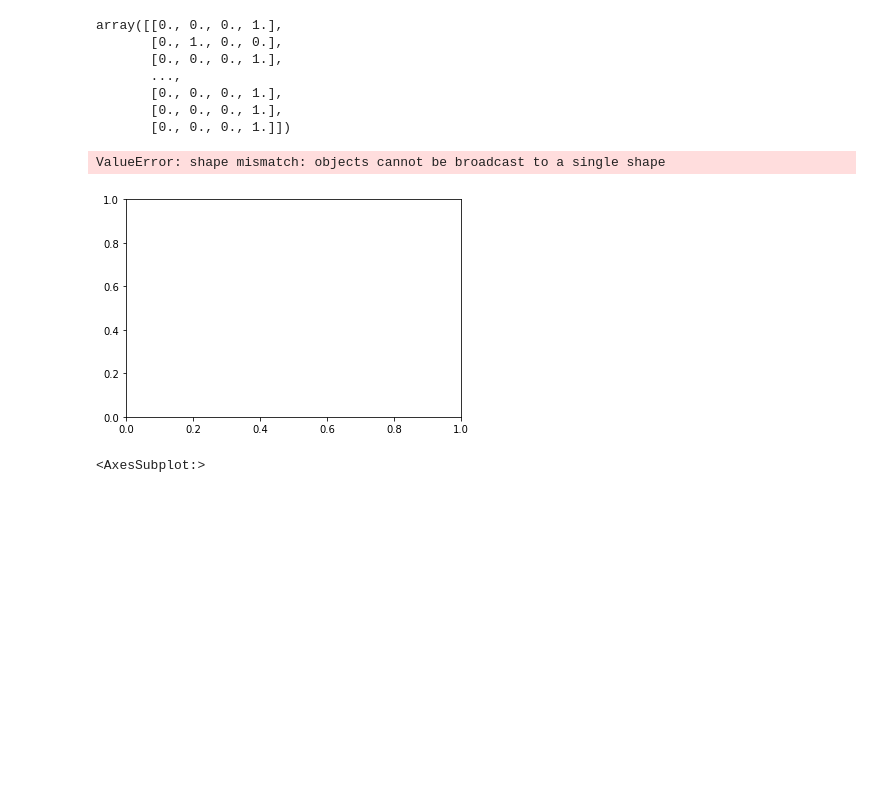
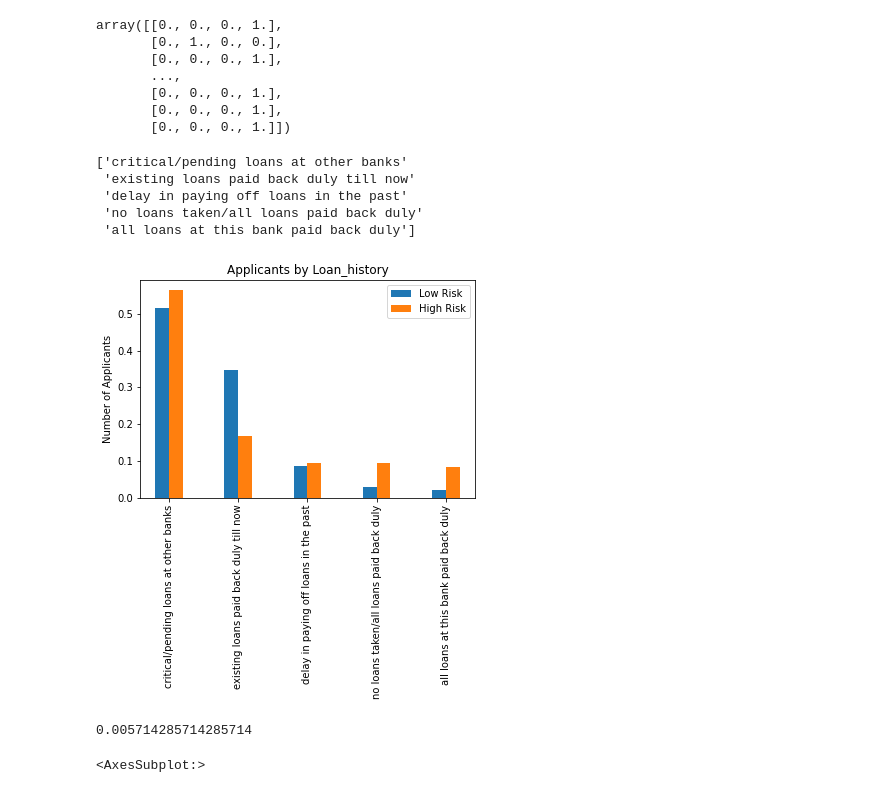
Before and after one commit to pgaggar/credit-worthiness, a Jupyter notebook: experiments/exploratory_data_analysis.ipynb, the cells around one changed output. Drawn from its saved outputs; the diff is of its cells as text; code cells hidden in the pictures; blank space fills up the shorter version.

```diff
--- a/experiments/exploratory_data_analysis.ipynb
+++ b/experiments/exploratory_data_analysis.ipynb
@@ -50,33 +58,40 @@ array([[0., 0., 0., 1.],
 # %%
 import matplotlib.pyplot as plt
 
 ax = plt.subplot(111)
 
-field = 'Purpose'
+field = 'Loan_history'
 
 labels = combined_df[field].unique()
 
 x_axis = np.array(range(len(labels)))
+
+print(labels)
 
 filtered_df_low_risk = combined_df[combined_df['high_risk_applicant'] == 0]
 
 plot_data_lr = filtered_df_low_risk[field].value_counts()
 
 ax.bar(x_axis - 0.1, plot_data_lr.values / sum(plot_data_lr.values), width = 0.2, align='center', label='Low Risk')
 
 filtered_df_high_risk = combined_df[combined_df['high_risk_applicant'] == 1]
 
 plot_data_hr = filtered_df_high_risk[field].value_counts()
 
 ax.bar(x_axis + 0.1, plot_data_hr.values / sum(plot_data_hr.values), width = 0.2, align='center', label='High Risk')
 
 
 ax.set_ylabel('Number of Applicants')
 ax.set_title('Applicants by {}'.format(field))
 ax.set_xticks(x_axis)
+plt.xticks(rotation=90)
 ax.set_xticklabels(labels)
 ax.legend()
 plt.show()
 # %% [output]
-ValueError: shape mismatch: objects cannot be broadcast to a single shape
+['critical/pending loans at other banks'
+ 'existing loans paid back duly till now'
+ 'delay in paying off loans in the past'
+ 'no loans taken/all loans paid back duly'
+ 'all loans at this bank paid back duly']
-[figure, old version]
+[figure, new version]
@@ -83,3 +101,7 @@ ValueError: shape mismatch: objects cannot be broadcast to a single shape
+# %%
+len(temp_df_2) / len(temp_df_1)
+# %% [output]
+0.005714285714285714
 # %%
 combined_df['Purpose'].value_counts().plot(kind='bar')
 # %% [output]
```
Also changed, not shown: parts of 8 cells of this notebook, 32 other files.
